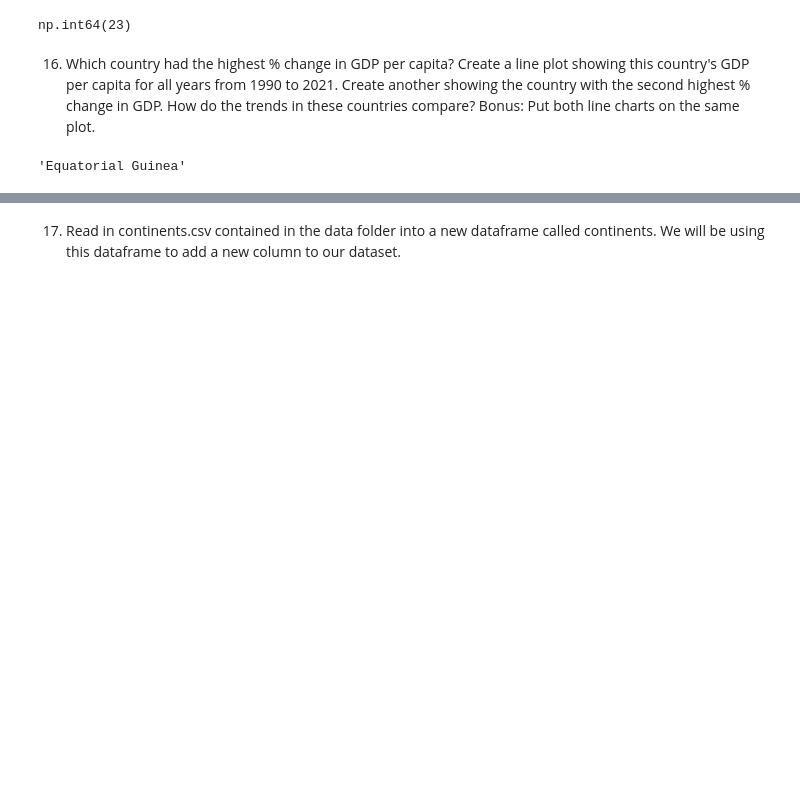
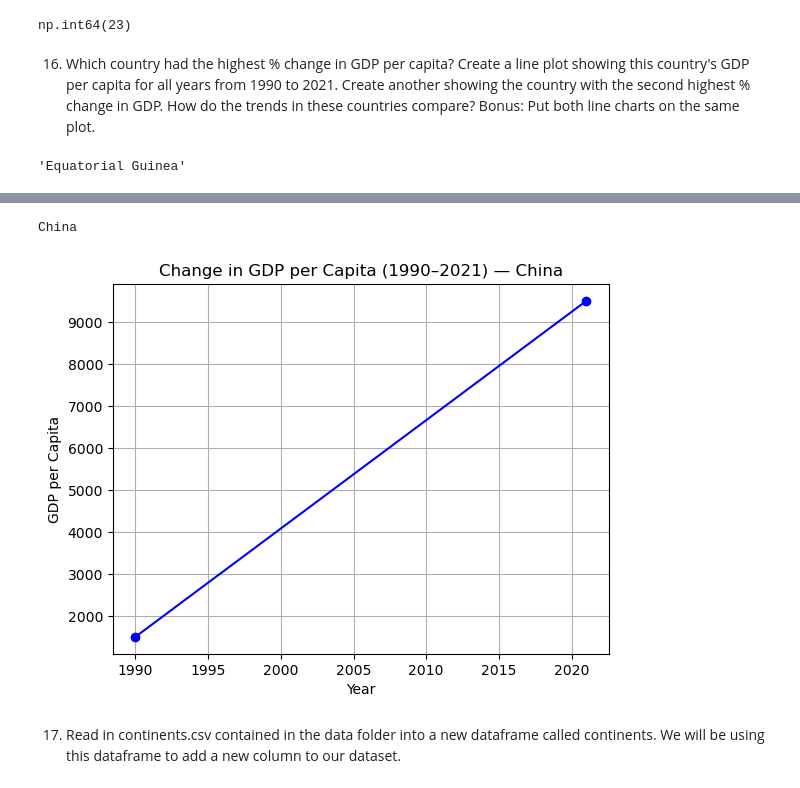
Before and after one commit to nss-data-science-cohort-9/un-exploration-joshwtacker, a Jupyter notebook: Notebook/UN_Data_Exploration.ipynb, the cells around one changed output, grey strips where cells are left out. Drawn from its saved outputs; the diff is of its cells as text; code cells hidden in the pictures; blank space fills up the shorter version.

```diff
--- a/Notebook/UN_Data_Exploration.ipynb
+++ b/Notebook/UN_Data_Exploration.ipynb
@@ -259,2 +287,21 @@ KeyError: 'Equatorial Guinea'
+# %%
+second_highest_gdp_percentage = gdp_pivoted['Percent_Change'].sort_values(ascending=False).index[1]
+print(second_highest_gdp_percentage)
+
+years = [1990, 2021]
+gdp_per_capita_EG = second_highest_gdp_percentage
+
+# Create line plot
+plt.plot(years, gdp_per_capita, marker='o', linestyle='-', color='blue')
+plt.title("Change in GDP per Capita (1990–2021) — China")
+plt.xlabel("Year")
+plt.ylabel("GDP per Capita")
+
+# Show the plot
+plt.grid(True)
+plt.show()
+# %% [output]
+China
+[figure, added]
 # %% [markdown]
 17. Read in continents.csv contained in the data folder into a new dataframe called continents. We will be using this dataframe to add a new column to our dataset.
```
Also changed, not shown: parts of 16 cells of this notebook.
